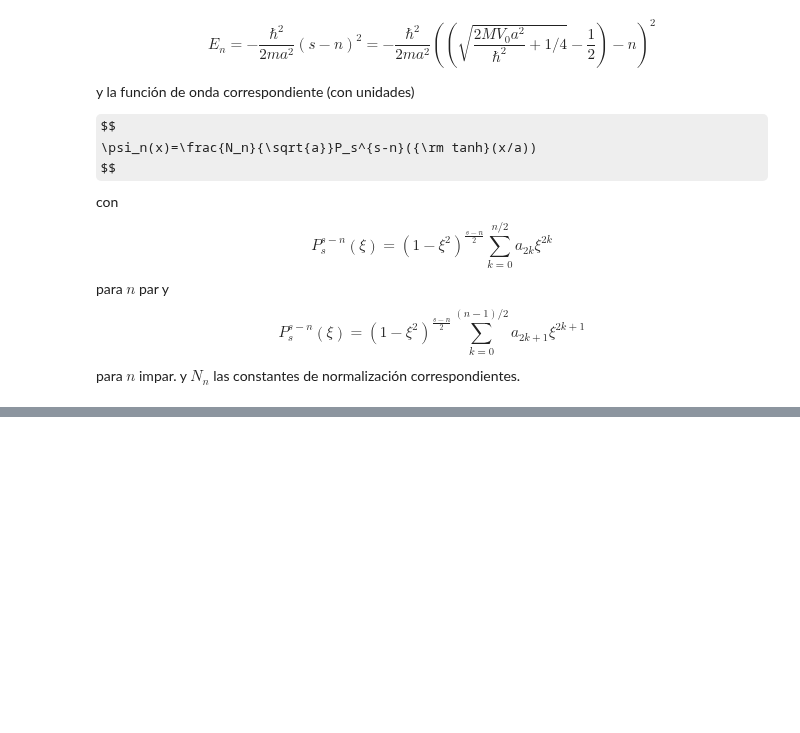
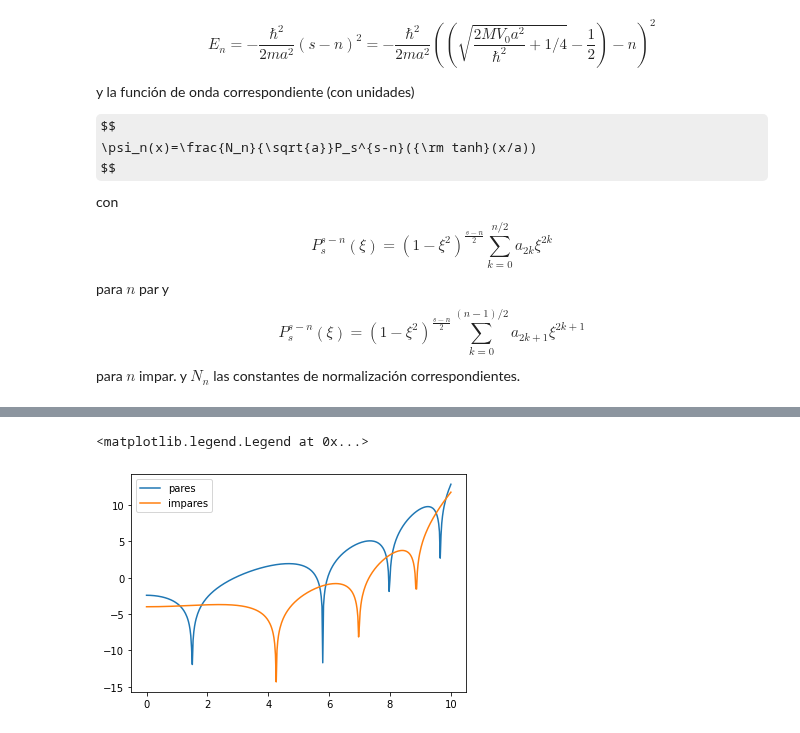
Before and after one commit to mmatera/qmnotebooks, a Jupyter notebook: problema-4-p2.ipynb, the cells around one changed output, grey strips where cells are left out. Saved outputs shown, nothing was run; the diff lists cells and outputs as text; code cells hidden in the pictures; some formulas as TeX source; blank space fills up the shorter version.

```diff
--- a/problema-4-p2.ipynb
+++ b/problema-4-p2.ipynb
@@ -227,0 +290,25 @@ for n in range(int(la+1)):
+# %%
+import scipy.integrate as scint
+
+def difeq(y, xi, msq):
+    return np.array([y[1], 2*xi *y[1]+ (msq-la**2*np.exp(-np.arctanh(xi)**2/2.))/(1-xi**2) * y[0]])
+
+def chipar(m):
+    xis=np.linspace(0,1,100)
+    chi0 = np.array([1,0])
+    y = scint.odeint(difeq, chi0, xis, args=(m*m,), rtol=1e-12,  atol=1e-12)
+    return np.log(abs(y[-1,0])**2+1.e-12)
+
+def chiimpar(m):
+    xis=np.linspace(0,1,100)
+    chi0 = np.array([0,1])
+    y = scint.odeint(difeq, chi0, xis, args=(m*m,), rtol=1e-12,  atol=1e-12)
+    return np.log(abs(y[-1,0])**2+1.e-12)
+
+ms = np.linspace(0,la,400)
+plt.plot(ms,np.array([chipar(m) for m in ms]),label="pares")
+plt.plot(ms,np.array([chiimpar(m) for m in ms]),label="impares")
+plt.legend()
+# %% [output]
+<matplotlib.legend.Legend at 0x...>
+[figure, added]
```
Also changed, not shown: parts of 6 cells of this notebook.
